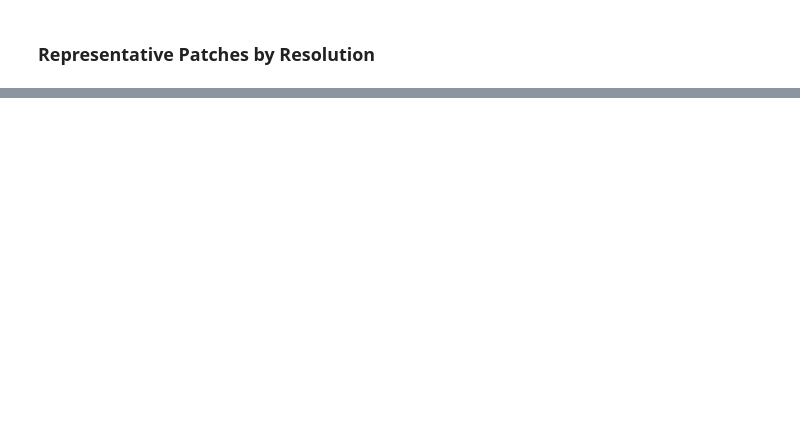
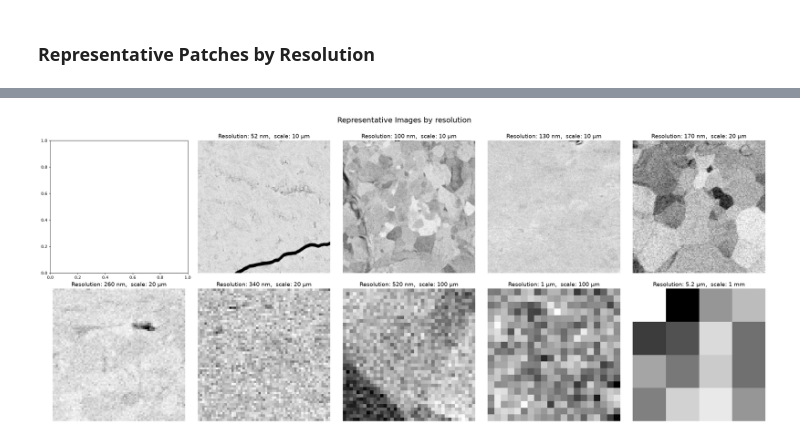
Before and after one commit to ORNL/DamAIge, a Jupyter notebook: notebooks/data_analysis.ipynb, the cells around one changed output, grey strips where cells are left out. Cells and saved outputs as stored; diff of their text form; code cells hidden in the pictures; blank space fills up the shorter version.

```diff
--- a/notebooks/data_analysis.ipynb
+++ b/notebooks/data_analysis.ipynb
@@ -432,0 +234,38 @@ if what_to_show in ['heatmaps', 'label']:
+# %%
+# Get representative resolutions as strings in scientific notation
+resolutions_sci = np.array([float(f"{r:.1e}") for r in np.sort(patch_dataset_QBSD.unique_meta['resolution'])])
+unique_resolution_str = [f'{ri:.1e}' for ri in resolutions_sci[np.r_[True, np.diff(resolutions_sci) > 0.05 * (resolutions_sci[:-1] + 1e-20)]]]
+
+# Create a grid layout
+n_resolutions = len(unique_resolution_str)
+n_cols = min(5, n_resolutions)  # max 5 columns
+n_rows = int(np.ceil(n_resolutions / n_cols))
+
+fig, axes = plt.subplots(n_rows, n_cols, figsize=(n_cols*5, n_rows*5))
+if n_resolutions == 1:
+    axes = np.array([axes])
+axes = axes.flatten()
+
+for idx, resolution in enumerate(unique_resolution_str):
+    # Find first image with this resolution
+    mask = np.array([f'{ri:.1e}' for ri in patch_dataset_QBSD.metadata['resolution']]) == resolution
+    indices = np.where(mask)[0]
+
+    if len(indices) > 0:
+        img_idx = indices[0]
+        patches = patch_dataset_QBSD.img_idx_to_patches(img_idx)
+        if patches.size==0:
+            continue
+        axes[idx].imshow(patches[0], cmap="gray")
+        axes[idx].set_title(f"Resolution: {fmt(float(resolution))},  scale: {fmt(patch_dataset_QBSD.metadata['scale'][img_idx])}", fontsize=14)
+        axes[idx].axis("off")
+
+# Hide unused subplots
+for idx in range(n_resolutions, len(axes)):
+    axes[idx].axis('off')
+
+plt.tight_layout()
+plt.suptitle('Representative Images by resolution', fontsize=18, y=1.05)
+plt.show()
+# %% [output]
+[figure, added]
```
Also changed, not shown: parts of 12 cells of this notebook.
